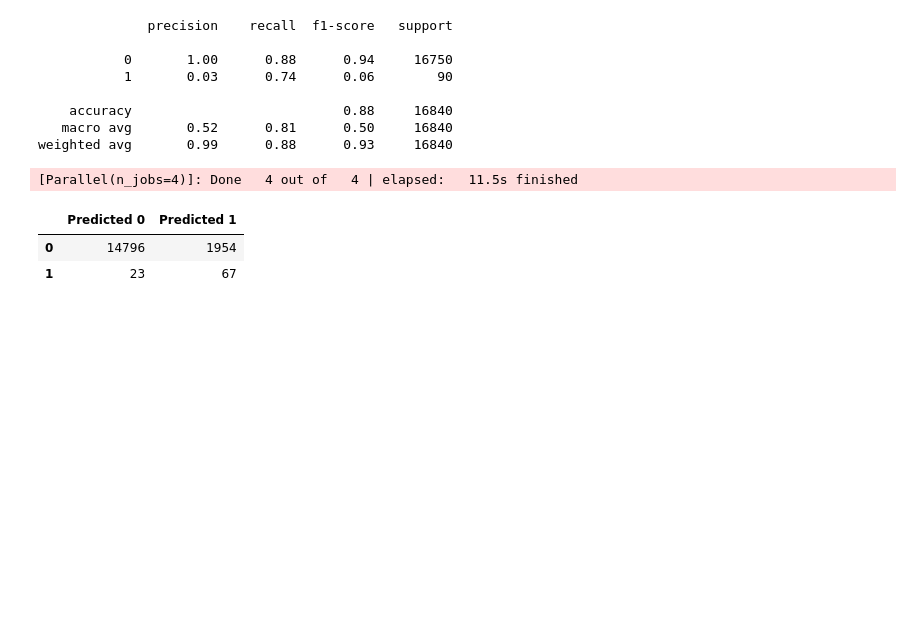
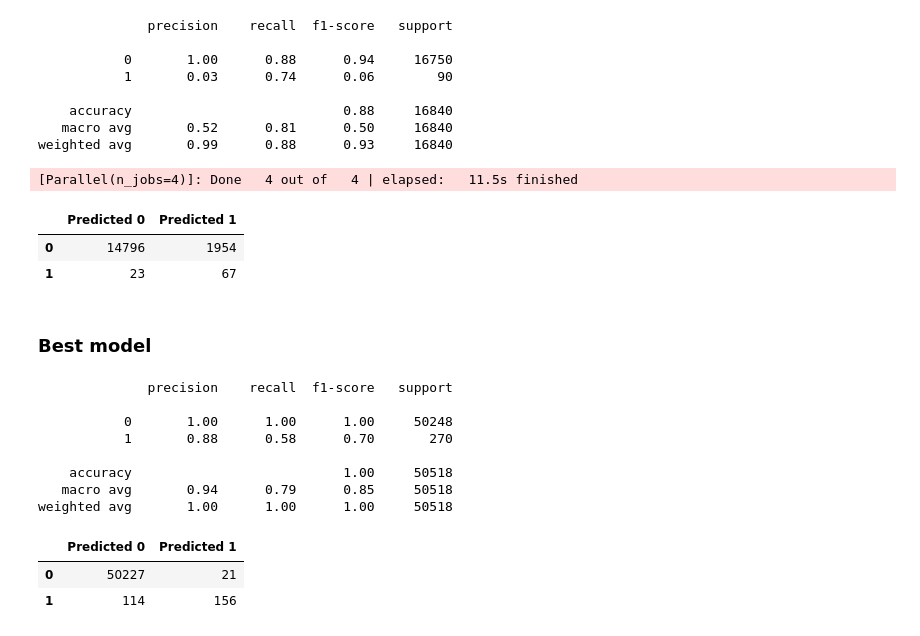
Before and after one commit to tri-bui/sandbox-ml, a Jupyter notebook: lt-credit-risk/credit_risk.ipynb, the cells around one changed output. Cells and saved outputs as stored; diff of their text form; code cells hidden in the pictures; blank space fills up the shorter version.

Commit message:
Evaluate best model on all 3 sets

```diff
--- a/lt-credit-risk/credit_risk.ipynb
+++ b/lt-credit-risk/credit_risk.ipynb
@@ -1062,3 +1062,25 @@ weighted avg       0.99      0.88      0.93     16840
 |  | Predicted 0 | Predicted 1 |
 | 0 | 14796 | 1954 |
 | 1 | 23 | 67 |
+# %% [markdown]
+### Best model
+# %%
+# Best model
+dt = tree_search.best_estimator_
+
+# Evaluate on training set
+train_pred = dt.predict(X_train_scaled[tree_feats[:, 1]])
+print(classification_report(y_train, train_pred))
+pd.DataFrame(confusion_matrix(y_train, train_pred), index=['0', '1'], columns=['Predicted 0', 'Predicted 1'])
+# %% [output]
+              precision    recall  f1-score   support
+
+           0       1.00      1.00      1.00     50248
+           1       0.88      0.58      0.70       270
+
+    accuracy                           1.00     50518
+   macro avg       0.94      0.79      0.85     50518
+weighted avg       1.00      1.00      1.00     50518
+|  | Predicted 0 | Predicted 1 |
+| 0 | 50227 | 21 |
+| 1 | 114 | 156 |
```
Also changed, not shown: parts of 2 cells of this notebook.
